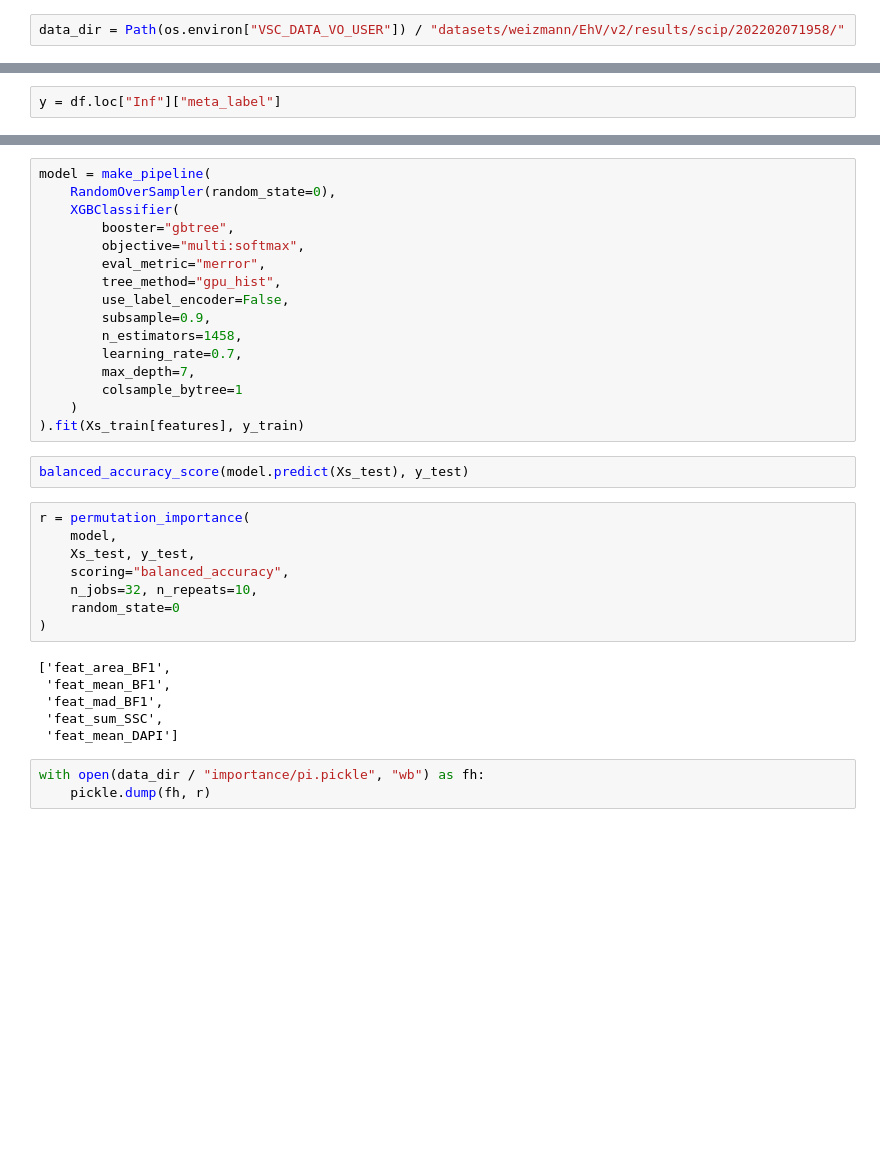
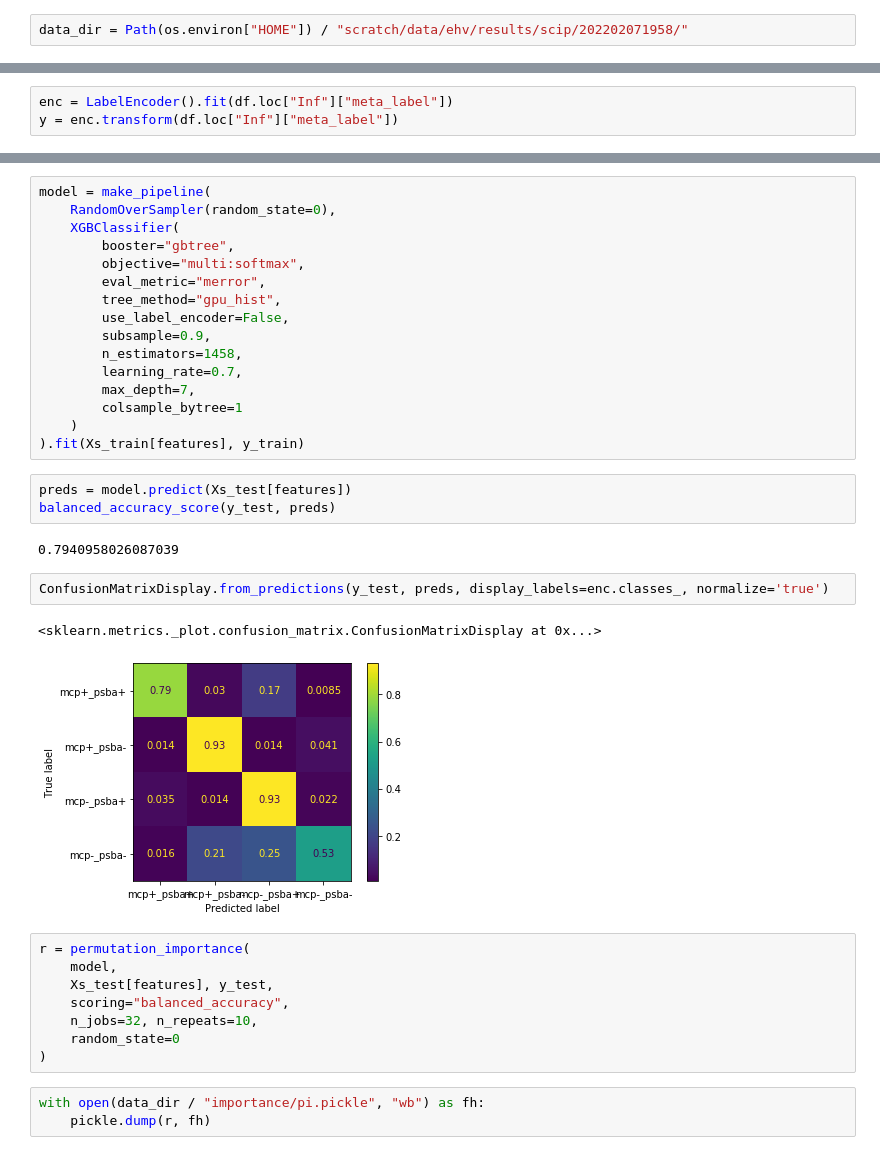
Before and after one commit to harel-coffee/SCIP-use-case-workflows-auto, a Jupyter notebook: notebooks/dimensionality_reduction/ehv_feature_clustering.ipynb, the cells around one changed output, grey strips where cells are left out. Drawn from its saved outputs; the diff is of its cells as text; blank space fills up the shorter version.

```diff
--- a/notebooks/dimensionality_reduction/ehv_feature_clustering.ipynb
+++ b/notebooks/dimensionality_reduction/ehv_feature_clustering.ipynb
@@ -29,7 +30,7 @@ from sklearn.metrics import balanced_accuracy_score
 
 import pickle
 # %%
-data_dir = Path(os.environ["VSC_DATA_VO_USER"]) / "datasets/weizmann/EhV/v2/results/scip/202202071958/"
+data_dir = Path(os.environ["HOME"]) / "scratch/data/ehv/results/scip/202202071958/"
 # %%
 df = pq.read_table(data_dir / "features.parquet").to_pandas()
 cat_type = CategoricalDtype(categories=sorted(df["meta_group"].astype(int).unique()), ordered=True)
@@ -56,7 +57,8 @@ Xs.shape
 # %% [output]
 (29731, 111)
 # %%
-y = df.loc["Inf"]["meta_label"]
+enc = LabelEncoder().fit(df.loc["Inf"]["meta_label"])
+y = enc.transform(df.loc["Inf"]["meta_label"])
 # %%
 Xs_train, Xs_test, y_train, y_test = train_test_split(Xs, y, stratify=y, test_size=0.1, random_state=0)
 # %%
@@ -95,22 +97,24 @@ model = make_pipeline(
         colsample_bytree=1
     )
 ).fit(Xs_train[features], y_train)
-# %%
-balanced_accuracy_score(model.predict(Xs_test), y_test)
+# %%
+preds = model.predict(Xs_test[features])
+balanced_accuracy_score(y_test, preds)
+# %% [output]
+0.7940958026087039
+# %%
+ConfusionMatrixDisplay.from_predictions(y_test, preds, display_labels=enc.classes_, normalize='true')
+# %% [output]
+<sklearn.metrics._plot.confusion_matrix.ConfusionMatrixDisplay at 0x...>
+[figure, added]
 # %%
 r = permutation_importance(
     model,
-    Xs_test, y_test,
+    Xs_test[features], y_test,
     scoring="balanced_accuracy",
     n_jobs=32, n_repeats=10,
     random_state=0
 )
-# %% [output]
-['feat_area_BF1',
- 'feat_mean_BF1',
- 'feat_mad_BF1',
- 'feat_sum_SSC',
- 'feat_mean_DAPI']
 # %%
 with open(data_dir / "importance/pi.pickle", "wb") as fh:
-    pickle.dump(fh, r)
+    pickle.dump(r, fh)
```
Also changed, not shown: parts of 2 cells of this notebook.
